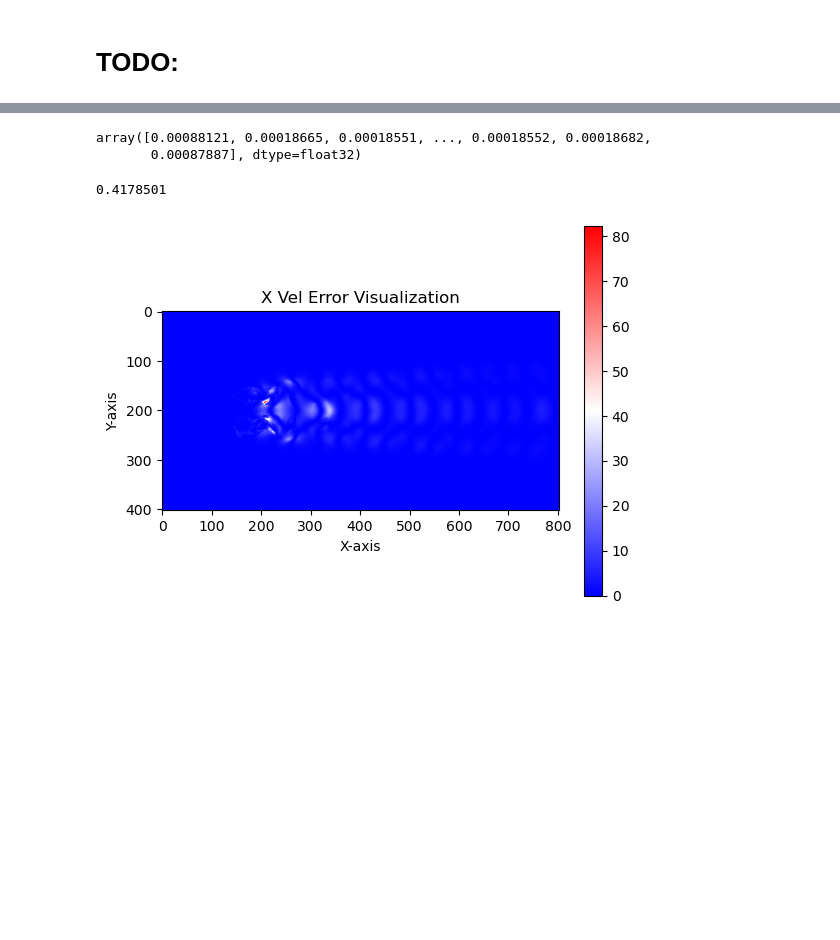
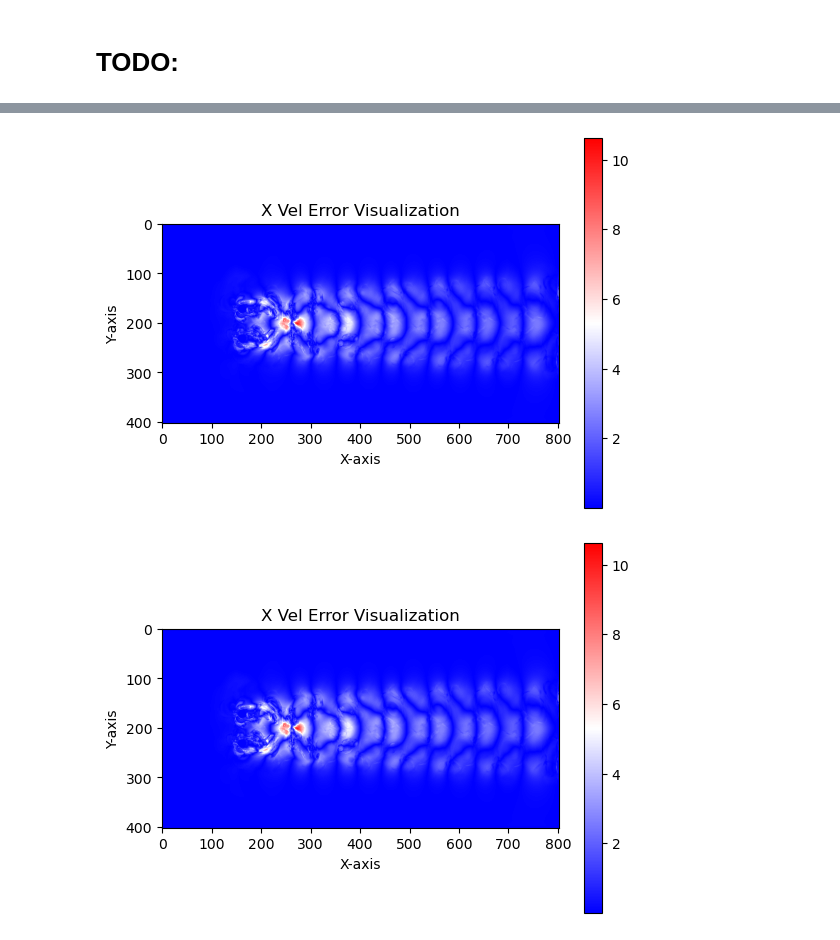
Before and after one commit to Arviano-Yuono/TugasAkhirSarjana, a Jupyter notebook: dummy_tets.ipynb, the cells around one changed output, grey strips where cells are left out. Drawn from its saved outputs; the diff is of its cells as text; code cells hidden in the pictures; blank space fills up the shorter version.

```diff
--- a/dummy_tets.ipynb
+++ b/dummy_tets.ipynb
@@ -313,21 +375,30 @@ plt.show()
-# %%
-errors[:, 0].cpu().detach().numpy()
-# %% [output]
-array([0.00088121, 0.00018665, 0.00018551, ..., 0.00018552, 0.00018682,
-       0.00087887], dtype=float32)
-# %%
-errors = np.sqrt((GT[0] - predicts[0])**2)
-np.mean(errors)
-# %% [output]
-0.4178501
 # %%
 import matplotlib.pyplot as plt
-errors_res = errors[:, 0].reshape(402, 802) # x and y velocity
-plt.imshow(errors_res, cmap = 'bwr')
+
+# errors = np.sqrt((GT[0] - predicts[0])**2)
+x_errors_res = errors[0][:, 0].reshape(402, 802) # x and y velocity
+y_errors_res = errors[0][:, 0].reshape(402, 802) # x and y velocity
+
+xmin = x_errors_res.min()
+xmax = x_errors_res.max()
+
+plt.imshow(x_errors_res, cmap = 'bwr', vmin=xmin, vmax=xmax)
 plt.colorbar()  # Add the color scale
 plt.title("X Vel Error Visualization")
 plt.xlabel("X-axis")
 plt.ylabel("Y-axis")
 plt.show()
+
+ymin = y_errors_res.min()
+ymax = y_errors_res.max()
+
+plt.imshow(x_errors_res, cmap = 'bwr', vmin=ymin, vmax=ymax)
+plt.imshow(y_errors_res, cmap = 'bwr')
+plt.colorbar()  # Add the color scale
+plt.title("X Vel Error Visualization")
+plt.xlabel("X-axis")
+plt.ylabel("Y-axis")
+plt.show()
 # %% [output]
-[figure, old version]
+[figure, new version]
+[figure, added]
```
Also changed, not shown: parts of 13 cells of this notebook, 9 other files.
